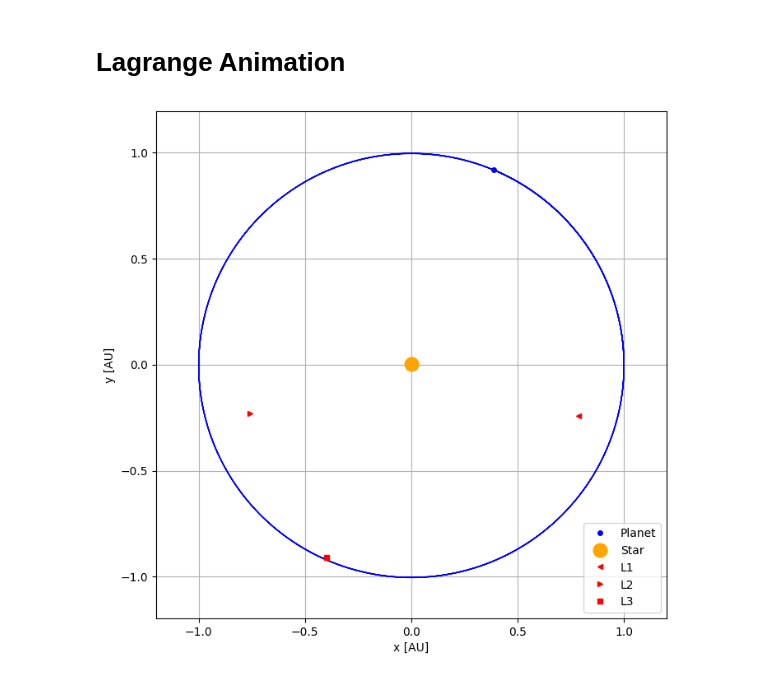
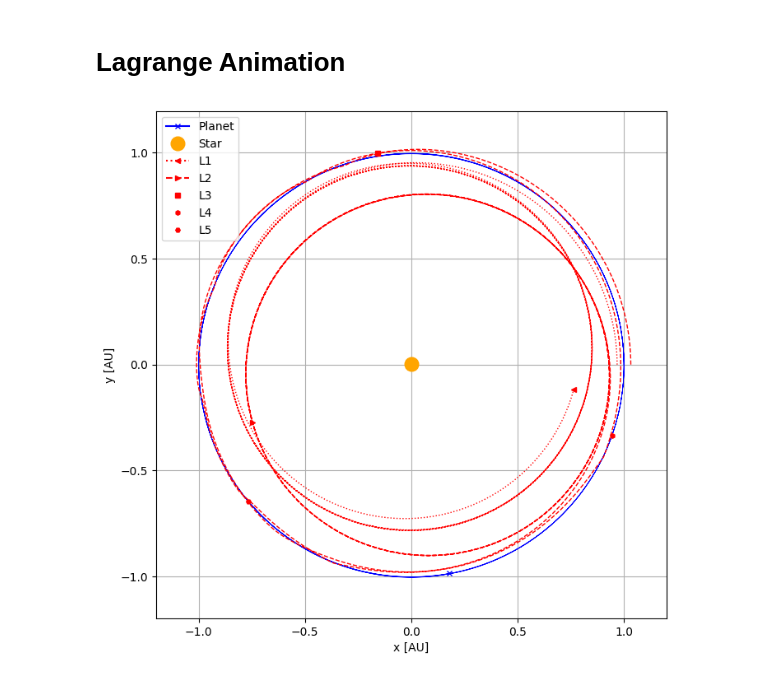
Before and after one commit to jmtony2000/Numerical_Symulations_of_-Star_System_Dynamics, a Jupyter notebook: Lagrange_pont.ipynb, the cells around one changed output. Cells and saved outputs as stored; diff of their text form; code cells hidden in the pictures.

```diff
--- a/Lagrange_pont.ipynb
+++ b/Lagrange_pont.ipynb
@@ -100,7 +110,7 @@ G = 1
 star_mass = 10000
 Planet_mass = 1
 Planet_distance = 1
-Planet_speed = 100#np.sqrt((G*star_mass)/Planet_distance)
+Planet_speed = 100
 planet_momenta = Planet_speed*Planet_distance
 
 planet =  SystObj(Planet_mass, np.array([Planet_distance,0]), np.array([0,planet_momenta]))
@@ -110,10 +120,14 @@ L1, L2, L3, L4, L5 = LagrangePointCalculator(planet, star)
 L1origin = L1.copy()
 L2origin = L2.copy()
 L3origin = L3.copy()
+L4origin = L4.copy()
+L5origin = L5.copy()
 # Lets create a sattelite that is on a Lagrange point:
 Lag1 = SystObj(0.01, L1, np.array([0,0]))
 Lag2 = SystObj(0.01, L2, np.array([0,0]))
 Lag3 = SystObj(0.01, L3, np.array([0,0]))
+Lag4 = SystObj(0.01, L4, np.array([0,0]))
+Lag5 = SystObj(0.01, L5, np.array([0,0]))
 
 Lag1.momentum = planet.momentum/planet.mass*Lag1.mass
 Lag1.momentum = Lag1.momentum*np.linalg.norm(Lag1.position-star.position)/np.linalg.norm(planet.position-star.position)
@@ -121,5 +135,13 @@ Lag2.momentum = planet.momentum/planet.mass*Lag2.mass
 Lag2.momentum = Lag2.momentum*np.linalg.norm(Lag2.position-star.position)/np.linalg.norm(planet.position-star.position)
 Lag3.momentum = -planet.momentum/planet.mass*Lag3.mass
 Lag3.momentum = Lag3.momentum*np.linalg.norm(Lag3.position-star.position)/np.linalg.norm(planet.position-star.position)
+Lag4momx = -planet.momentum[1]*np.sin(np.pi/3)/planet.mass*Lag4.mass
+Lag4momy =  planet.momentum[1]*np.cos(np.pi/3)/planet.mass*Lag4.mass
+Lag5momx = -planet.momentum[1]*np.sin(-np.pi/3)/planet.mass*Lag5.mass
+Lag5momy =  planet.momentum[1]*np.cos(-np.pi/3)/planet.mass*Lag5.mass
+Lag4.momentum = np.array([Lag4momx, Lag4momy])
+Lag5.momentum = np.array([Lag5momx, Lag5momy])
 
-sp, pp, L1, L2, L3, t = OnePlanetSym(0.2, star, planet, Lag1, Lag2, Lag3, G)
+print(Lag4.momentum, planet.momentum)
+
+sp, pp, L1, L2, L3, L4, L5, t = OnePlanetSym(0.3, star, planet, Lag1, Lag2, Lag3, Lag4, Lag5, G)
@@ -152,42 +181,56 @@ posy_sun = sp[:,1]
 
 fig = plt.figure(figsize=(8,8))
 
-l_p1, = plt.plot([],[], 'k-', color = "blue", lw = 1)
-point_p1, = plt.plot([], [], marker="o", markersize=4, markeredgecolor="blue", markerfacecolor="blue", label = "Planet", color = "blue", ls = "")
+l_p1, = plt.plot([],[], 'k-', color = "blue", lw = 0.5,)
+point_p1, = plt.plot([], [], marker="x", markersize=4, markeredgecolor="blue", markerfacecolor="blue", label = "Planet", color = "blue", ls = "-")
 point_s, = plt.plot([], [], marker="o", markersize=12, markeredgecolor="orange", markerfacecolor="orange", color = "orange", label = "Star", ls = "")
-point_L1, = plt.plot([], [], marker="<", markersize=4, markeredgecolor="red", markerfacecolor="red", color = "red", label = "L1", ls = "")
-point_L2, = plt.plot([], [], marker=">", markersize=4, markeredgecolor="red", markerfacecolor="red", color = "red", label = "L2", ls = "")
+point_L1, = plt.plot([], [], marker="<", markersize=4, markeredgecolor="red", markerfacecolor="red", color = "red", label = "L1", ls = "dotted")
+l_L1, = plt.plot([],[], 'k-', color = "red", lw = 1, ls = "dotted")
+point_L2, = plt.plot([], [], marker=">", markersize=4, markeredgecolor="red", markerfacecolor="red", color = "red", label = "L2", ls = "dashed")
+l_L2, = plt.plot([],[], 'k-', color = "red", lw = 1, ls = "dashed")
 point_L3, = plt.plot([], [], marker="s", markersize=4, markeredgecolor="red", markerfacecolor="red", color = "red", label = "L3", ls = "")
+point_L4, = plt.plot([], [], marker="h", markersize=4, markeredgecolor="red", markerfacecolor="red", color = "red", label = "L4", ls = "")
+point_L5, = plt.plot([], [], marker="H", markersize=4, markeredgecolor="red", markerfacecolor="red", color = "red", label = "L5", ls = "")
 l_s, = plt.plot([],[], 'k-', color = "orange")
 plt.xlim(-max(posx_planet1)*1.2,max(posx_planet1)*1.2)
 plt.ylim(-max(posy_planet1)*1.2,max(posy_planet1)*1.2)
 plt.xlabel("x [AU]")
 plt.ylabel("y [AU]")
-plt.legend(loc = "lower right")
+plt.legend(loc = "upper left")
 writer = PillowWriter(fps = 30)
 plt.grid()
 
 xplanet1 = []
 yplanet1 = []
-xplanet2 = []
-yplanet2 = []
+xL1 = []
+yL1 = []
+xL2 = []
+yL2 = []
 xstar = []
 ystar = []
 with writer.saving(fig, "Lagrange.gif", 100):
     for i in range(0,len(posx_planet1)):
         xplanet1.append(posx_planet1[i])
         yplanet1.append(posy_planet1[i])
+        xL1.append(L1[:,0][i])
+        yL1.append(L1[:,1][i])
+        xL2.append(L2[:,0][i])
+        yL2.append(L2[:,1][i])
         xstar.append(posx_sun[i])
         ystar.append(posy_sun[i])
 
         l_p1.set_data(xplanet1, yplanet1)
+        l_L1.set_data(xL1, yL1)
+        l_L2.set_data(xL2, yL2)
         l_s.set_data(xstar, ystar)
         writer.grab_frame()
 
         point_p1.set_data(posx_planet1[i], posy_planet1[i])
         point_L1.set_data(L1[:,0][i], L1[:,1][i])
         point_L2.set_data(L2[:,0][i], L2[:,1][i])
         point_L3.set_data(L3[:,0][i], L3[:,1][i])
+        point_L4.set_data(L4[:,0][i], L4[:,1][i])
+        point_L5.set_data(L5[:,0][i], L5[:,1][i])
         point_s.set_data(posx_sun[i], posy_sun[i])
 # %% [output]
-[figure, old version]
+[figure, new version]
```
Also changed, not shown: parts of 3 cells of this notebook, 4 other files.
